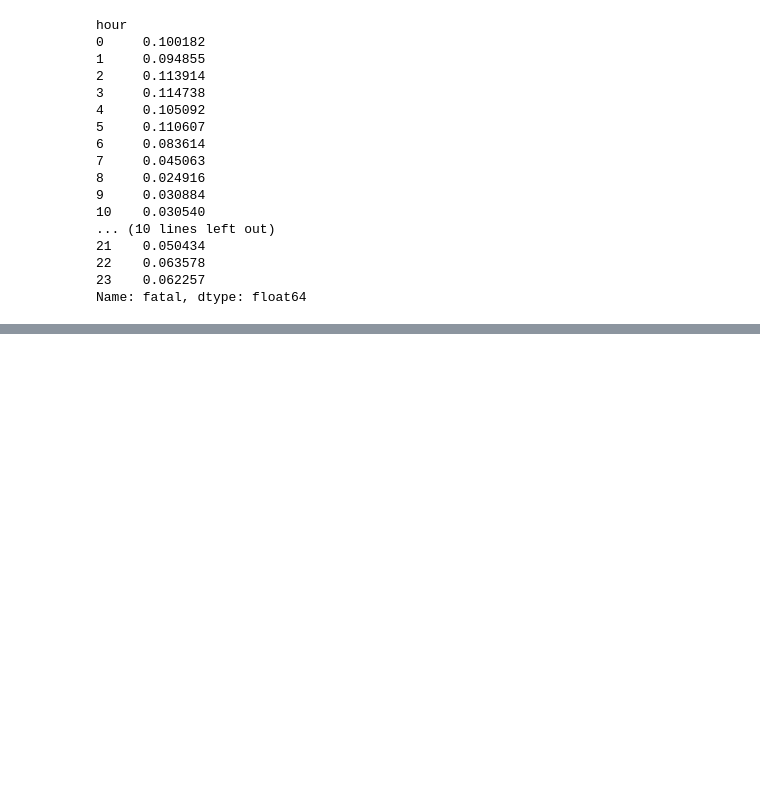
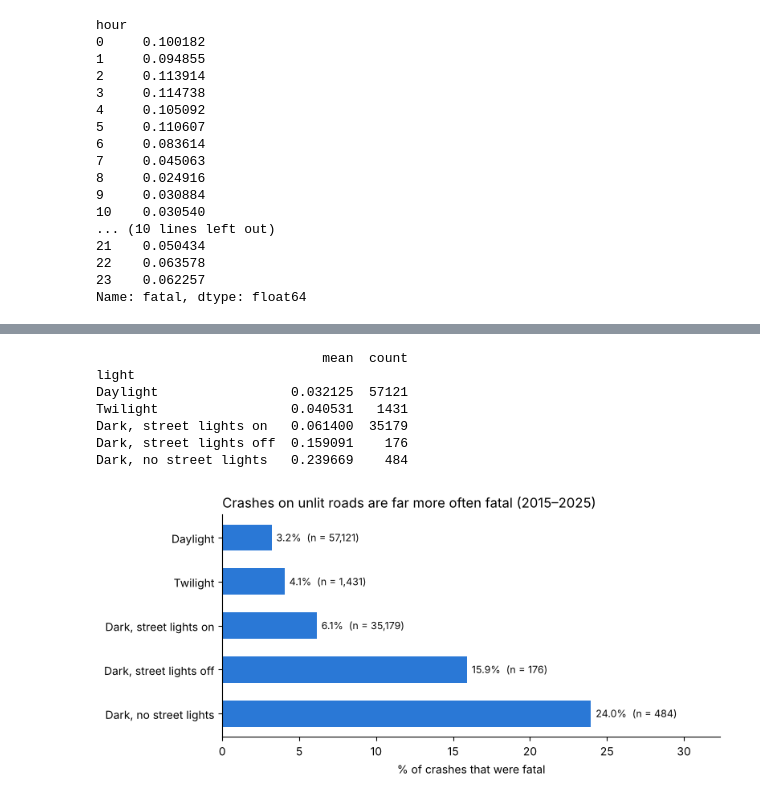
Before and after one commit to arseniyvizgalov/moscow-road-crash-risk, a Jupyter notebook: notebooks/01_explore.ipynb, the cells around one changed output, grey strips where cells are left out. Cells and saved outputs as stored; diff of their text form; code cells hidden in the pictures; blank space fills up the shorter version.

```diff
--- a/notebooks/01_explore.ipynb
+++ b/notebooks/01_explore.ipynb
@@ -164,0 +219,34 @@ df.groupby("category")["fatal"].agg(["mean", "count"]).sort_values("mean", ascen
+# %%
+names = {
+    "Светлое время суток": "Daylight",
+    "Сумерки": "Twilight",
+    "В темное время суток, освещение включено": "Dark, street lights on",
+    "В темное время суток, освещение не включено": "Dark, street lights off",
+    "В темное время суток, освещение отсутствует": "Dark, no street lights",
+}
+by_light = (full_years[full_years["light"].isin(names)]
+            .groupby("light")["fatal"].agg(["mean", "count"])
+            .rename(index=names)
+            .loc[list(names.values())])
+print(by_light)
+
+fig, ax = plt.subplots(figsize=(8, 3.6))
+ax.barh(by_light.index, by_light["mean"] * 100, color=BLUE, height=0.6)
+for i, (rate, n) in enumerate(zip(by_light["mean"] * 100, by_light["count"])):
+    ax.text(rate + 0.3, i, f"{rate:.1f}%  (n = {n:,})", va="center", fontsize=9, color="#0b0b0b")
+ax.invert_yaxis()
+ax.set_xlabel("% of crashes that were fatal")
+ax.set_title("Crashes on unlit roads are far more often fatal (2015–2025)", loc="left")
+ax.spines[["top", "right"]].set_visible(False)
+ax.set_xlim(0, by_light["mean"].max() * 100 * 1.35)
+plt.savefig("../plots/fatal_rate_by_lighting.png", dpi=150, bbox_inches="tight")
+plt.show()
+# %% [output]
+                             mean  count
+light
+Daylight                 0.032125  57121
+Twilight                 0.040531   1431
+Dark, street lights on   0.061400  35179
+Dark, street lights off  0.159091    176
+Dark, no street lights   0.239669    484
+[figure, added]
```
Also changed, not shown: parts of 16 cells of this notebook, 10 other files.
